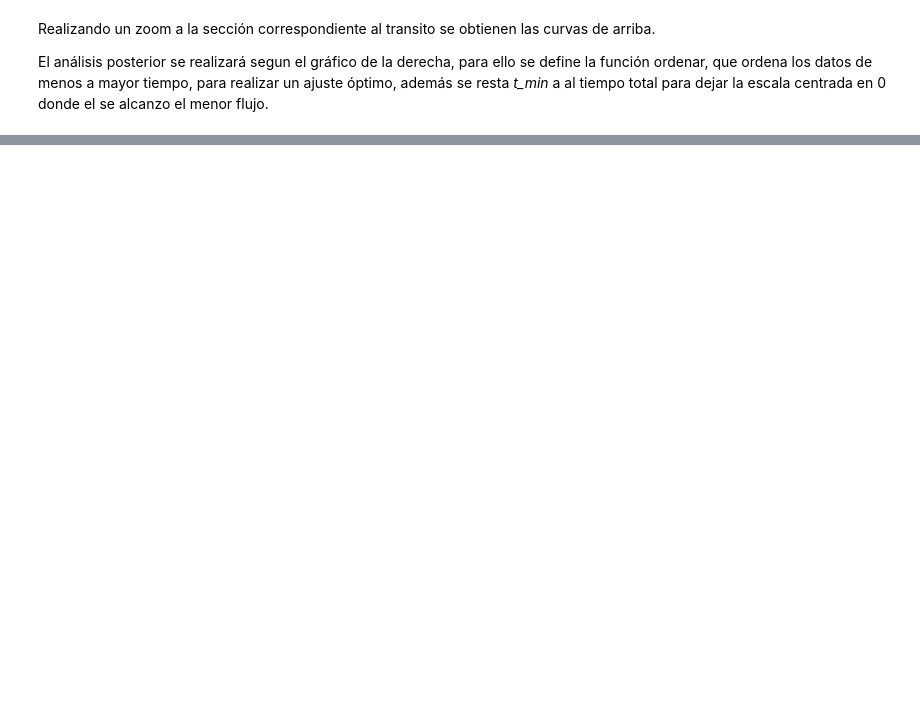
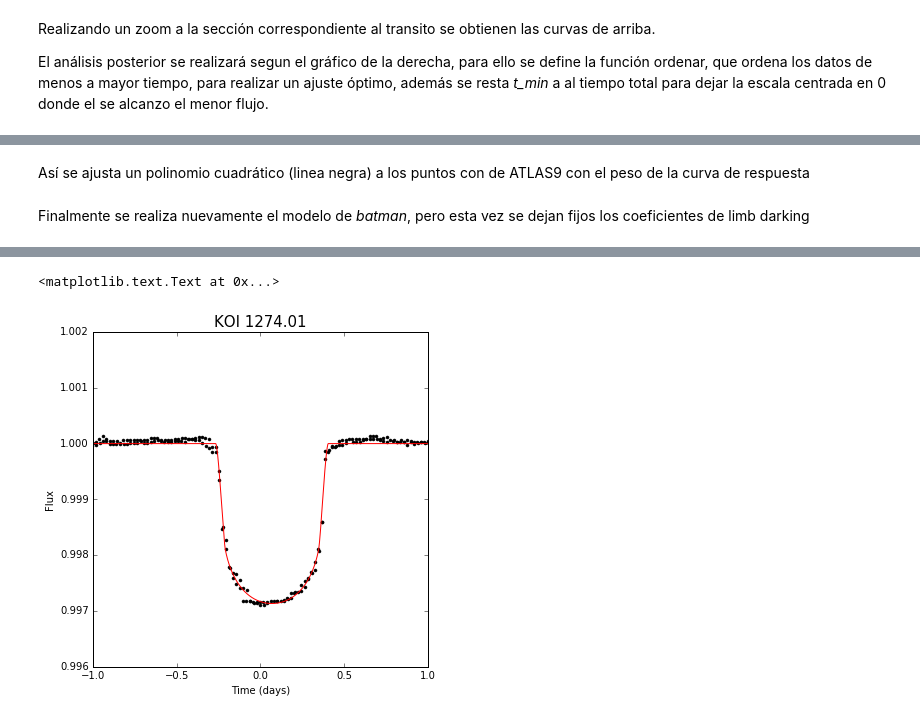
Before and after one commit to Pedro73/Astro-Exp, a Jupyter notebook: Tarea 2/Parte II/Proyecto 4.ipynb, the cells around one changed output, grey strips where cells are left out. Cells and saved outputs as stored; diff of their text form; code cells hidden in the pictures; blank space fills up the shorter version.

```diff
--- a/Tarea 2/Parte II/Proyecto 4.ipynb
+++ b/Tarea 2/Parte II/Proyecto 4.ipynb
@@ -297,0 +333,74 @@ ax.set(xlabel='$\lambda$', ylabel='intensidad')
+# %% [markdown]
+Así se ajusta un polinomio cuadrático (linea negra) a los puntos con de ATLAS9 con el peso de la curva de respuesta
+# %% [markdown]
+Finalmente se realiza nuevamente el modelo de *batman*, pero esta vez se dejan fijos los coeficientes de limb darking
+# %%
+import batman
+from scipy.interpolate import interp1d
+from scipy.optimize import least_squares
+
+DF0 = 0.003
+tT0 = 0.5
+tF0 = 0.25
+P0 = 704.2
+
+def parametros(DF,tT,tF,P):
+    rp = np.sqrt(DF)
+
+    aux = ((np.sin(tF*np.pi/P))/(np.sin(tT*np.pi/P)))**2
+    b = np.sqrt( ((1-rp)**2 - aux*(1+rp)**2)/(1 - aux) )
+    a = np.sqrt( ((1+rp)**2 - (b**2)*(1-np.sin(tT*np.pi/P)**2))/(np.sin(tT*np.pi/P)**2) )
+    i = np.arccos(b/a) * 180/(np.pi)
+    return rp,b,a,i
+
+def baticristo(time,DF,tT,tF,P,t0):
+    rp,b,a,i = parametros(DF,tT,tF,P)
+    params = batman.TransitParams()
+    params.t0 = t0                       #time of inferior conjunction
+    params.per = P                       #orbital period
+    params.rp = rp                       #planet radius (in units of stellar radii)
+    params.a = a                         #semi-major axis (in units of stellar radii)
+    params.inc = i                       #orbital inclination (in degrees)
+    params.ecc = 0.                      #eccentricity
+    params.w = 90.                       #longitude of periastron (in degrees)
+    params.u = [u1,u2]#[0.814, -0.08]    #limb darkening coefficients
+    params.limb_dark = "quadratic"       #limb darkening model
+
+    m = batman.TransitModel(params, time) #initializes model
+    flux = m.light_curve(params)          #calculates light curve
+    f = interp1d(time, flux)
+    model = f(time)
+    return model
+
+#ajuste lineal a los puntos de la curva de luz
+ajuste = interp1d(x, y, kind='linear')
+
+def err(params, time):
+    DF,tT,tF,t0 = params
+    return (ajuste(time) - baticristo(time,DF,tT,tF,P0,t0))**2
+
+#ajuste al ojo de los parametros obtenidos de la curva de luz
+time = np.linspace(-1, 1, 1000)
+flux = baticristo(time,DF0,tT0,tF0,P0,0.1)
+
+x0 = [DF0,tT0,tF0,0.1]
+lo = [DF0-100,0,0,0]
+hi = [DF0+100,tT0+100.0,tF0+100,1]
+
+#minimos cuadrados para encontrar el los mejores parametros
+result = least_squares(err, x0, args=(time,), bounds=(lo, hi), verbose=2)
+
+#Parametros obtenidos del ajuste de minimos cuadrados
+R_rp, R_b, R_a, R_i = parametros(result.x[0],result.x[1],result.x[2],P0)
+R_DF, R_tT, R_tF,R_t0 = result.x[0],result.x[1], result.x[2],result.x[3]
+printear(R_rp, R_b, R_a, R_i,R_DF, R_tT, R_tF,u1,u2,R_t0)
+
+R_flux = baticristo(time, R_DF, R_tT, R_tF, P0, R_t0)
+
+fig, ax = plt.subplots(ncols=1, nrows=1, figsize=[6, 6])
+ax.errorbar(x,y,fmt='.k',ecolor='orange',ms=6)#curva ajustada a partir de los puntos
+#ax.plot(time,flux,'b')#fit con los parametros al ojo
+ax.plot(time,R_flux,'r')#fit con los mejores parametros del least_squares
+ax.set(xlabel='Time (days)', ylabel='Flux',ylim=(0.996,1.002),xlim=(- 1, 1))
+ax.set_title("KOI 1274.01",size = 15)
+# %% [output]
@@ -297,0 +424,2 @@ ax.set(xlabel='$\lambda$', ylabel='intensidad')
+<matplotlib.text.Text at 0x...>
+[figure, added]
```
Also changed, not shown: parts of 14 cells of this notebook, 3 other files.
